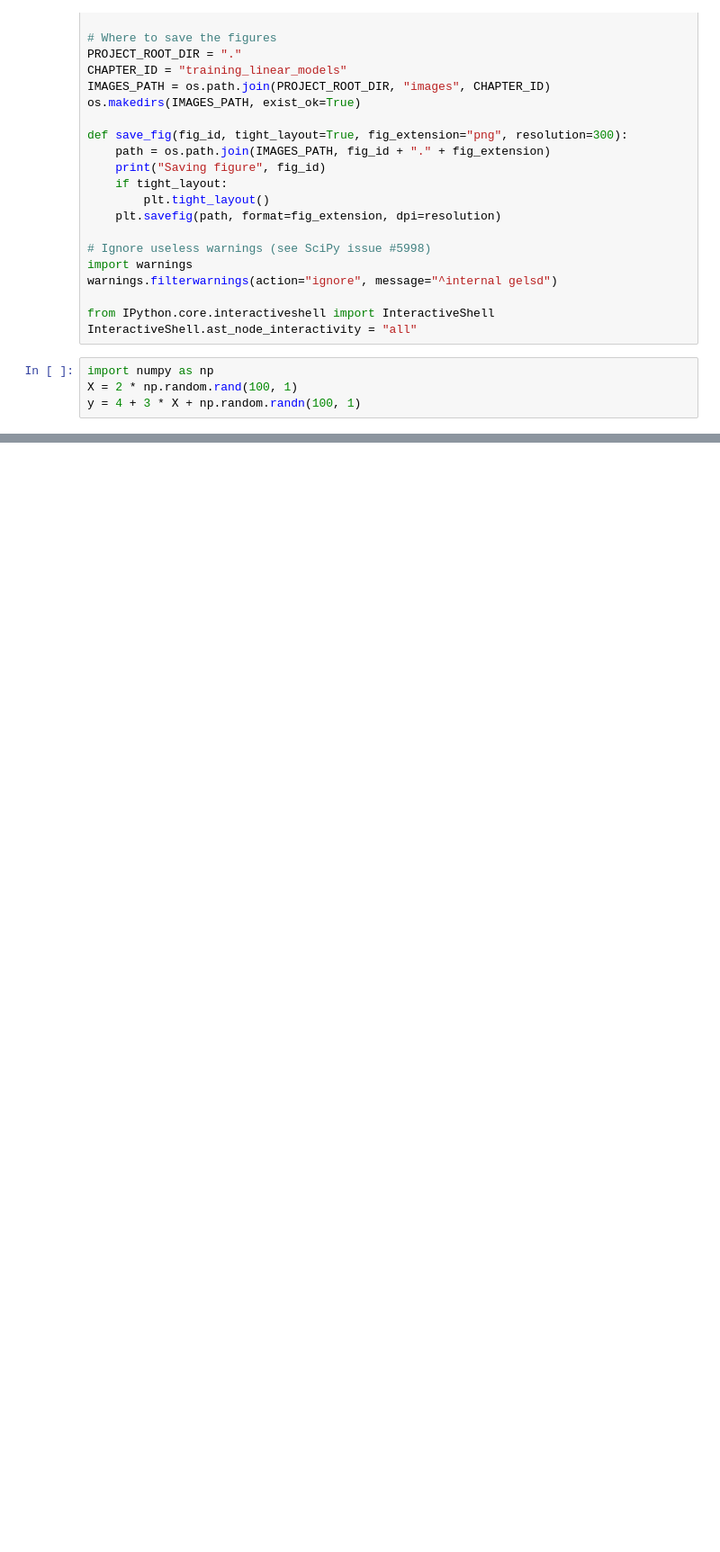
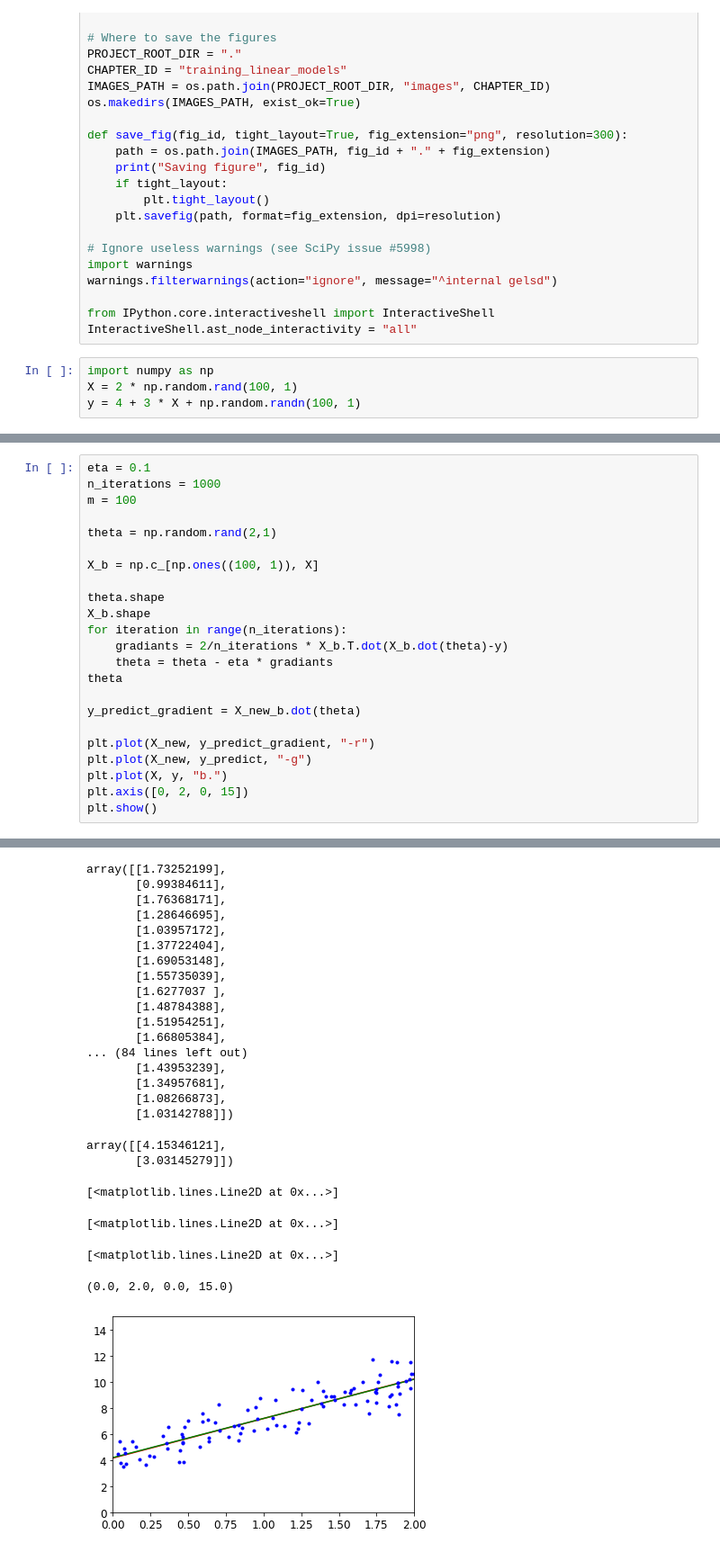
Before and after one commit to mike-tr/ML_learning, a Jupyter notebook: chapter4.ipynb, the cells around one changed output, grey strips where cells are left out. Shown at 90% size. Drawn from its saved outputs; the diff is of its cells as text; blank space fills up the shorter version.

```diff
--- a/chapter4.ipynb
+++ b/chapter4.ipynb
@@ -89,0 +110,24 @@ Saving figure generated_data_plot
+# %%
+eta = 0.1
+n_iterations = 1000
+m = 100
+
+theta = np.random.rand(2,1)
+
+X_b = np.c_[np.ones((100, 1)), X]
+
+theta.shape
+X_b.shape
+for iteration in range(n_iterations):
+    gradiants = 2/n_iterations * X_b.T.dot(X_b.dot(theta)-y)
+    theta = theta - eta * gradiants
+theta
+
+y_predict_gradient = X_new_b.dot(theta)
+
+plt.plot(X_new, y_predict_gradient, "-r")
+plt.plot(X_new, y_predict, "-g")
+plt.plot(X, y, "b.")
+plt.axis([0, 2, 0, 15])
+plt.show()
+# %% [output]
@@ -89,0 +136,24 @@ Saving figure generated_data_plot
+array([[1.73252199],
+       [0.99384611],
+       [1.76368171],
+       [1.28646695],
+       [1.03957172],
+       [1.37722404],
+       [1.69053148],
+       [1.55735039],
+       [1.6277037 ],
+       [1.48784388],
+       [1.51954251],
+       [1.66805384],
+... (84 lines left out)
+       [1.43953239],
+       [1.34957681],
+       [1.08266873],
+       [1.03142788]])
+array([[4.15346121],
+       [3.03145279]])
+[<matplotlib.lines.Line2D at 0x...>]
+[<matplotlib.lines.Line2D at 0x...>]
+[<matplotlib.lines.Line2D at 0x...>]
+(0.0, 2.0, 0.0, 15.0)
+[figure, added]
```
Also changed, not shown: parts of 61 cells of this notebook.
